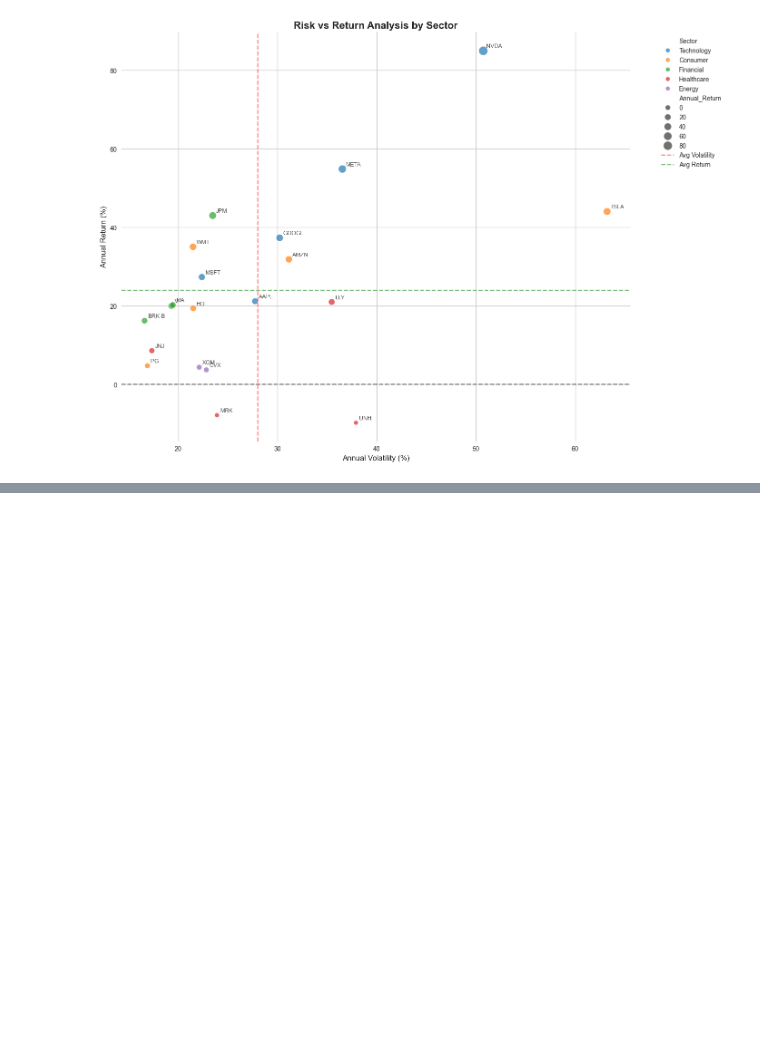
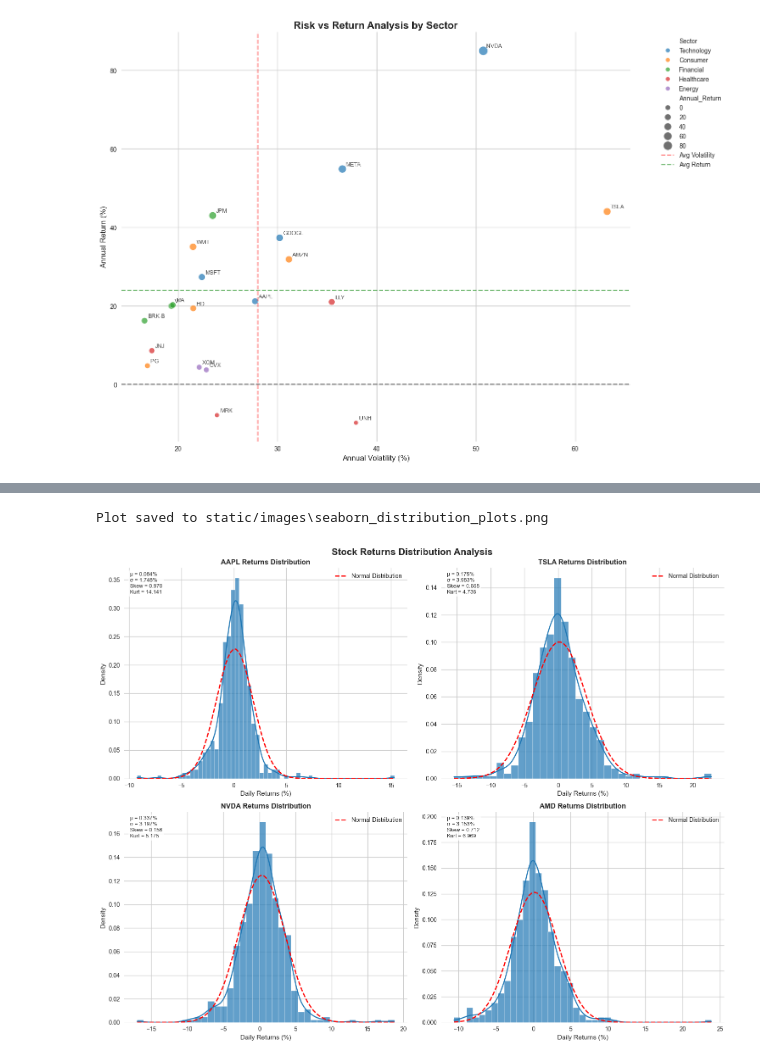
Before and after one commit to RamuNalla/financial-market-analysis-dashboard, a Jupyter notebook: notebooks/3_seaborn_analysis.ipynb, the cells around one changed output, grey strips where cells are left out. Drawn from its saved outputs; the diff is of its cells as text; code cells hidden in the pictures; blank space fills up the shorter version.

```diff
--- a/notebooks/3_seaborn_analysis.ipynb
+++ b/notebooks/3_seaborn_analysis.ipynb
@@ -145,0 +174,42 @@ Plot saved to static/images\seaborn_risk_return.png
+# %%
+# Plot-5. Distribution Plots with KDE
+def create_distribution_plots():
+    fig, axes = plt.subplots(2, 2, figsize=(15, 12))
+    fig.suptitle('Stock Returns Distribution Analysis', fontsize=16, fontweight='bold')
+
+    stocks = ['AAPL', 'TSLA', 'NVDA', 'AMD']
+
+    for idx, ticker in enumerate(stocks):
+        row, col = idx // 2, idx % 2
+        ax = axes[row, col]
+
+        returns = stock_data[ticker]['prices']['Returns'].dropna() * 100
+
+        sns.histplot(returns, kde=True, stat='density', alpha=0.7, ax=ax)       # Distribution plot with KDE
+
+        mu, sigma = returns.mean(), returns.std()                   # Add normal distribution comparison
+        x = np.linspace(returns.min(), returns.max(), 100)
+        normal_dist = (1/(sigma * np.sqrt(2 * np.pi))) * np.exp(-0.5 * ((x - mu) / sigma) ** 2)
+        ax.plot(x, normal_dist, 'r--', linewidth=2, label='Normal Distribution')
+
+        ax.set_title(f'{ticker} Returns Distribution', fontsize=12, fontweight='bold')
+        ax.set_xlabel('Daily Returns (%)')
+        ax.set_ylabel('Density')
+        ax.legend()
+
+        stats_text = (f'μ = {mu:.3f}%\n'            # Add statistics
+                     f'σ = {sigma:.3f}%\n'
+                     f'Skew = {returns.skew():.3f}\n'
+                     f'Kurt = {returns.kurtosis():.3f}')
+        ax.text(0.02, 0.98, stats_text, transform=ax.transAxes,
+                verticalalignment='top', fontsize=9,
+                bbox=dict(boxstyle='round', facecolor='white', alpha=0.8))
+
+    plt.tight_layout()
+    viz_utils.save_plot(fig, 'seaborn_distribution_plots.png')
+    plt.show()
+
+create_distribution_plots()
+# %% [output]
+Plot saved to static/images\seaborn_distribution_plots.png
+[figure, added]
```
Also changed, not shown: parts of 2 cells of this notebook, 15 other files.
